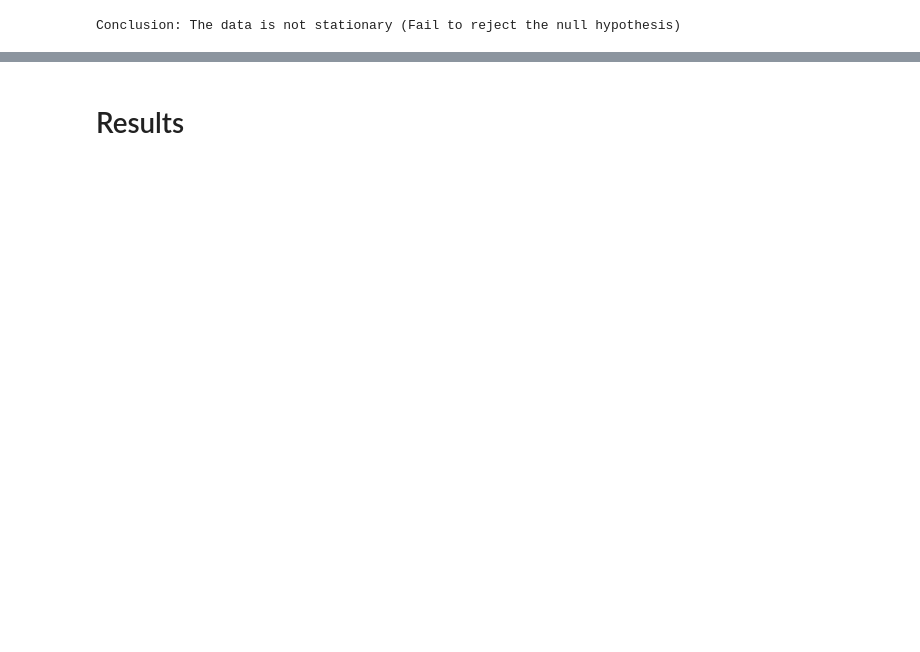
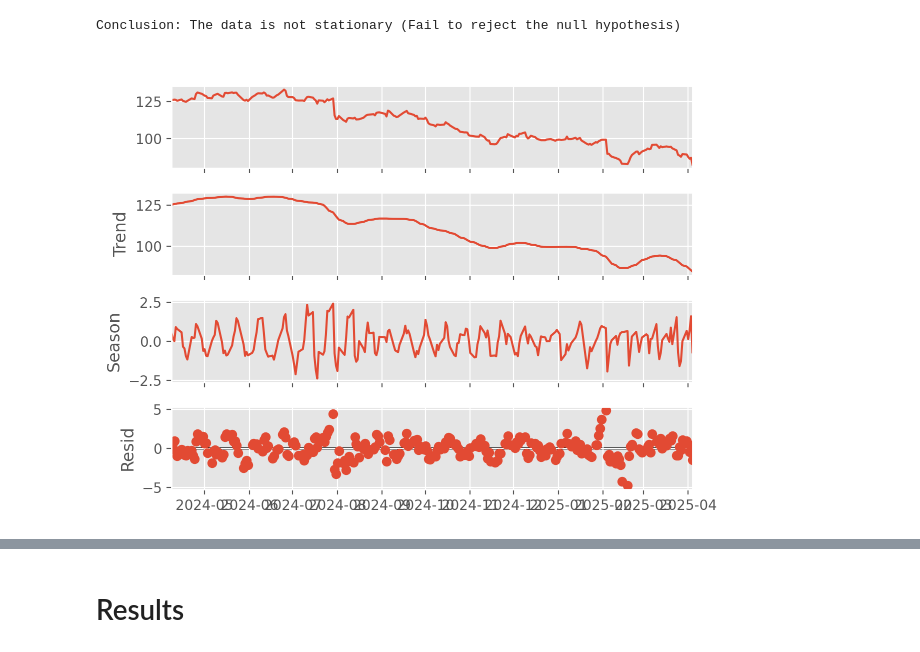
Before and after one commit to bkusuma/time-series-project, a Jupyter notebook: time-series-project.ipynb, the cells around one changed output, grey strips where cells are left out. Cells and saved outputs as stored; diff of their text form; code cells hidden in the pictures; blank space fills up the shorter version.

```diff
--- a/time-series-project.ipynb
+++ b/time-series-project.ipynb
@@ -230,0 +228,25 @@ yf_dl.head(35)
+# %%
+# Analyse time series
+
+from pandas.tseries.offsets import Minute, BusinessHour
+fifteen_min = Minute(n=15)
+thirty_min = Minute(n=30)
+fourh_thirtym = Minute(n=270)
+
+import pandas_market_calendars as mcal
+nyse = mcal.get_calendar('NYSE')
+holidays = nyse.holidays()
+v_days = nyse.valid_days(start_date='2016-12-20', end_date='2017-01-10')
+
+
+schedule = nyse.schedule(start_date='2016-12-30', end_date='2017-01-10')
+
+
+
+# , offset=-fourh_thirtym
+# df.resample(rule='168h', origin='2021-04-22 00:00:00', closed='right', label='right').sum()
+
+
+yf_dl = yf_dl.resample(rule=holidays).mean() # resample by business day
+yf_dl.index.freq = holidays
+yf_dl.head(20)
@@ -299,30 +340,36 @@ from statsmodels.tsa.seasonal import STL
 
 seasonal = period + ((period % 2) == 0)  # Ensure odd
 seasonal_jump = int(np.ceil(0.15 * (period + 1)))
 low_pass_jump = int(np.ceil(0.15 * (period + 1))) # must be a positive integer
 trend_jump = int(np.ceil(0.15 * 1.5 * (period + 1)))
 
 if low_pass_jump < 1:
     low_pass_jump = 1
 else:
     low_pass_jump = low_pass_jump
 
 if seasonal_jump < 1:
     seasonal_jump = 1
 else:
     seasonal_jump = seasonal_jump
 
 
 
 mod = STL(
     timeseries,
     period=period,
     seasonal=seasonal,
     seasonal_deg=1,
     trend_deg=1,
     low_pass_deg=1,
     robust=True,
     seasonal_jump=seasonal_jump,
     trend_jump=trend_jump,
     low_pass_jump=low_pass_jump,
 )
+
+res = STL(timeseries, period=period).fit()
+res.plot()
+plt.show();
+# %% [output]
+[figure, added]
```
Also changed, not shown: parts of 27 cells of this notebook.
